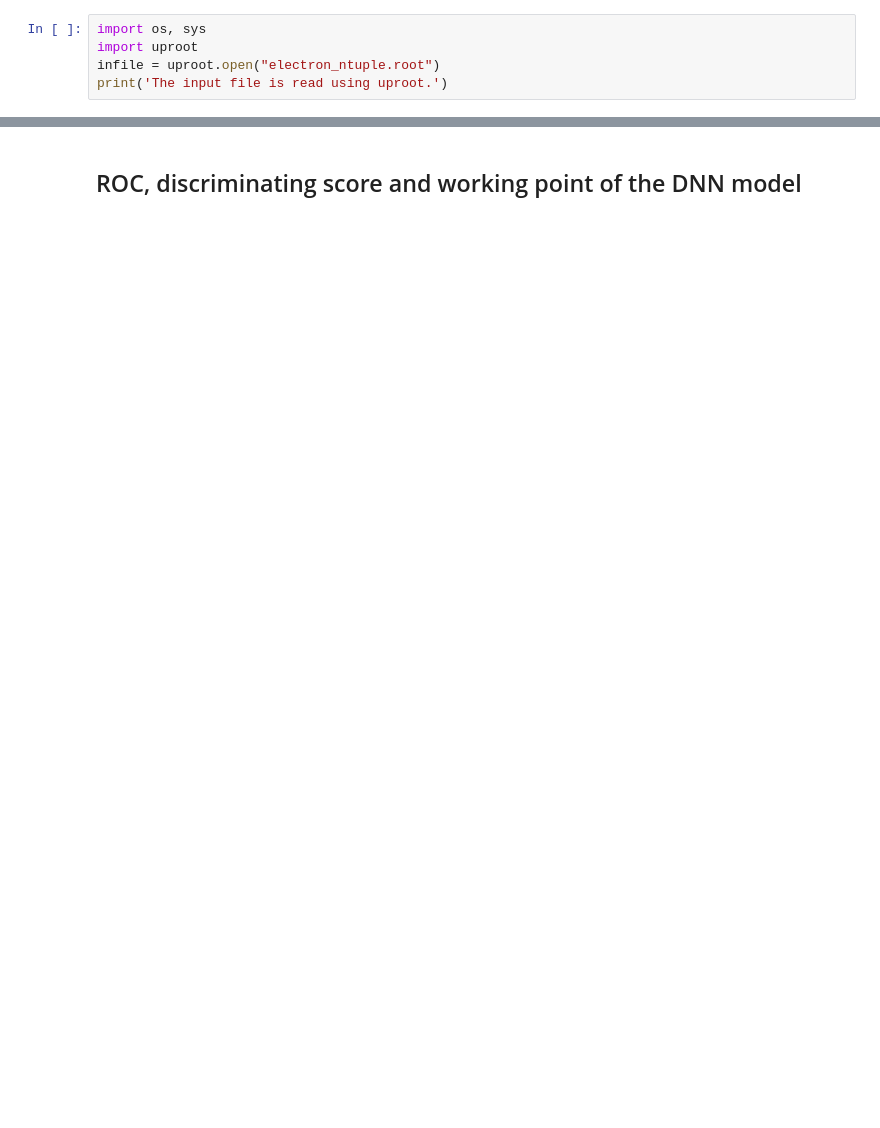
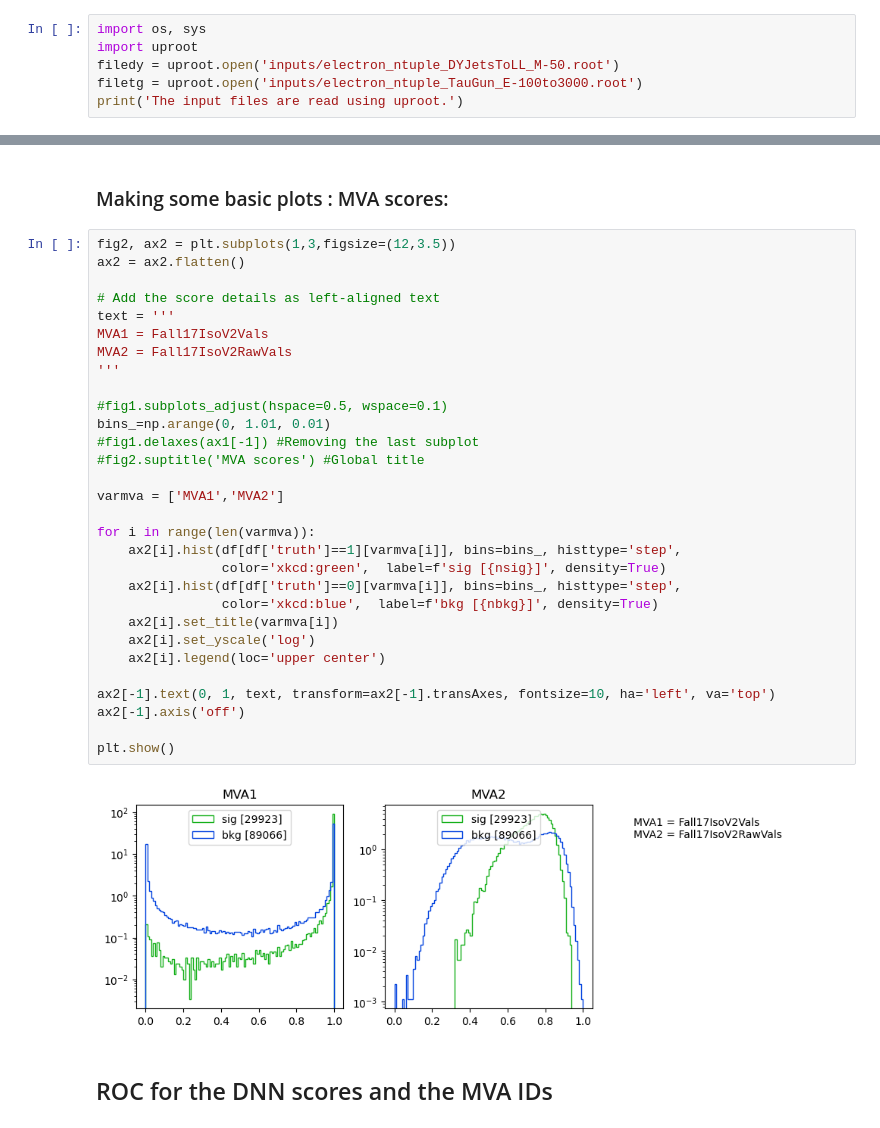
Before and after one commit to phazarik/Electron-DNN-ID-study, a Jupyter notebook: dnn_electron_id.ipynb, the cells around one changed output, grey strips where cells are left out. Cells and saved outputs as stored; diff of their text form; blank space fills up the shorter version.

```diff
--- a/dnn_electron_id.ipynb
+++ b/dnn_electron_id.ipynb
@@ -23,6 +29,7 @@ The DNN-ID is given to a candidate if `dnn_signal_Isolated + dnn_signal_nonIsola
 # %%
 import os, sys
 import uproot
-infile = uproot.open("electron_ntuple.root")
-print('The input file is read using uproot.')
+filedy = uproot.open('inputs/electron_ntuple_DYJetsToLL_M-50.root')
+filetg = uproot.open('inputs/electron_ntuple_TauGun_E-100to3000.root')
+print('The input files are read using uproot.')
 # %% [output]
@@ -132,2 +192,36 @@ plt.show()
+# %% [markdown]
+### Making some basic plots : MVA scores:
+# %%
+fig2, ax2 = plt.subplots(1,3,figsize=(12,3.5))
+ax2 = ax2.flatten()
+
+# Add the score details as left-aligned text
+text = '''
+MVA1 = Fall17IsoV2Vals
+MVA2 = Fall17IsoV2RawVals
+'''
+
+#fig1.subplots_adjust(hspace=0.5, wspace=0.1)
+bins_=np.arange(0, 1.01, 0.01)
+#fig1.delaxes(ax1[-1]) #Removing the last subplot
+#fig2.suptitle('MVA scores') #Global title
+
+varmva = ['MVA1','MVA2']
+
+for i in range(len(varmva)):
+    ax2[i].hist(df[df['truth']==1][varmva[i]], bins=bins_, histtype='step',
+                color='xkcd:green',  label=f'sig [{nsig}]', density=True)
+    ax2[i].hist(df[df['truth']==0][varmva[i]], bins=bins_, histtype='step',
+                color='xkcd:blue',  label=f'bkg [{nbkg}]', density=True)
+    ax2[i].set_title(varmva[i])
+    ax2[i].set_yscale('log')
+    ax2[i].legend(loc='upper center')
+
+ax2[-1].text(0, 1, text, transform=ax2[-1].transAxes, fontsize=10, ha='left', va='top')
+ax2[-1].axis('off')
+
+plt.show()
+# %% [output]
+[figure, added]
 # %% [markdown]
-## ROC, discriminating score and working point of the DNN model
+## ROC for the DNN scores and the MVA IDs
```
Also changed, not shown: parts of 9 cells of this notebook, 1 other file.
